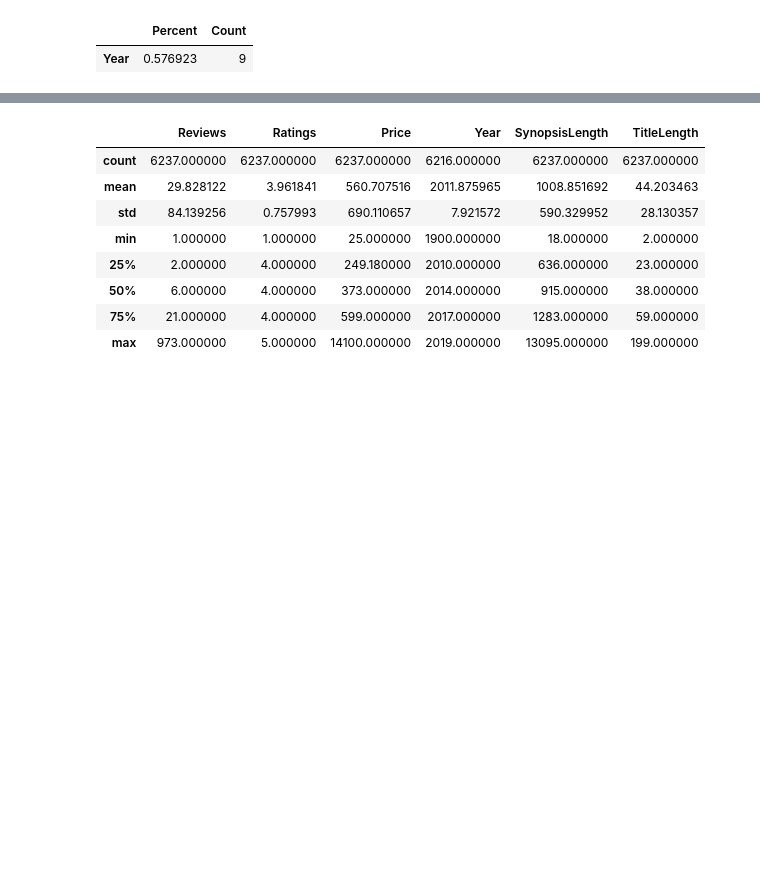
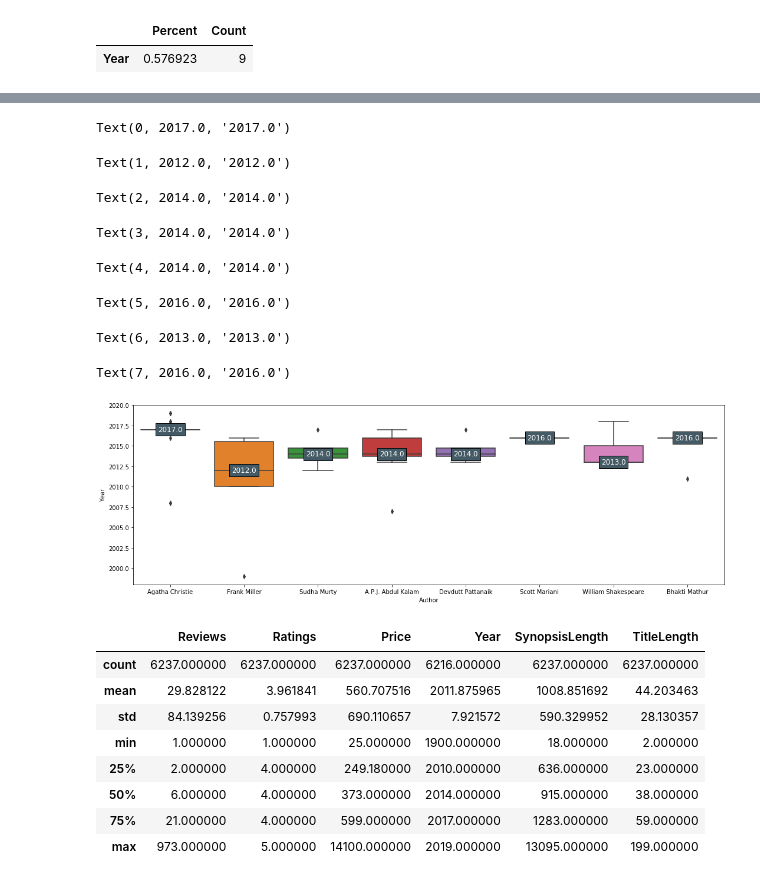
Before and after one commit to gautamnaik1994/Book-Price-Prediction, a Jupyter notebook: main.ipynb, the cells around one changed output, grey strips where cells are left out. Cells and saved outputs as stored; diff of their text form; code cells hidden in the pictures; blank space fills up the shorter version.

```diff
--- a/main.ipynb
+++ b/main.ipynb
@@ -217,3 +217,8 @@ show_missing_count(df_test)
 # %% [output]
 |  | Percent | Count |
 | Year | 0.576923 | 9 |
+# %%
+tmp=df_train.loc[df_train["Year"].isnull()]
+authors_with_missing_year = tmp["Author"].unique().tolist()
+tmp2=df_train.loc[df_train["Author"].isin(authors_with_missing_year)]
+tmp2=tmp2.loc[tmp2["Year"].notnull()]
@@ -220,3 +238,35 @@ show_missing_count(df_test)
+# %%
+box_plot =sns.boxplot(x='Author',y='Year', data=tmp2)
+ax = box_plot.axes
+lines = ax.get_lines()
+categories = ax.get_xticks()
+
+for cat in categories:
+    # every 4th line at the interval of 6 is median  line
+    _y = round(lines[4+cat*6].get_ydata()[0],1)
+
+    ax.text(
+        cat,
+        _y,
+        f'{_y}',
+        ha='center',
+        va='center',
+        fontweight='normal',
+        size=12,
+        color='white',
+        bbox=dict(facecolor='#445A64'))
+
+box_plot.figure.tight_layout()
+# %% [output]
+Text(0, 2017.0, '2017.0')
+Text(1, 2012.0, '2012.0')
+Text(2, 2014.0, '2014.0')
+Text(3, 2014.0, '2014.0')
+Text(4, 2014.0, '2014.0')
+Text(5, 2016.0, '2016.0')
+Text(6, 2013.0, '2013.0')
+Text(7, 2016.0, '2016.0')
+[figure, added]
 # %%
 df_train.describe()
 # %% [output]
```
Also changed, not shown: parts of 9 cells of this notebook.
